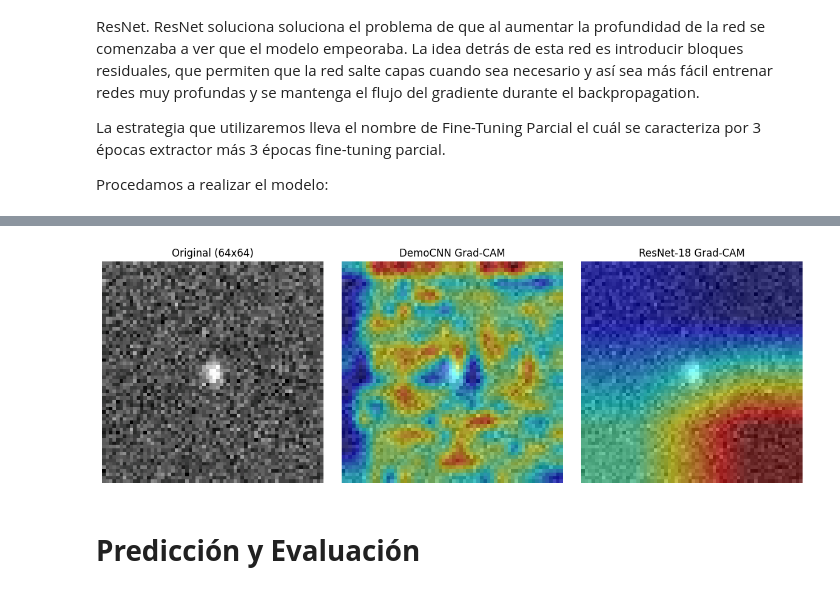
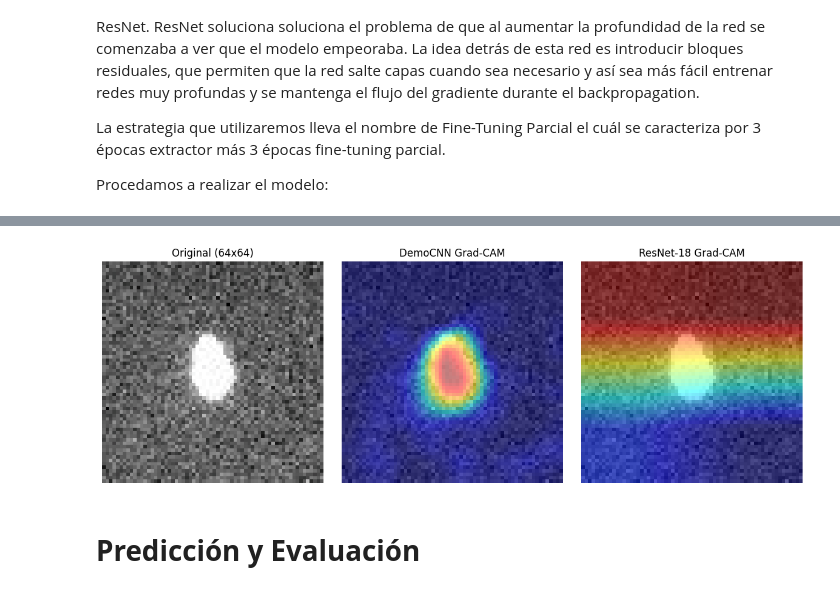
Before and after one commit to Kevin2558/Data_Science_Borrador, a Jupyter notebook: 10_Proyecto_Final/Opcion_2/Borrador.ipynb, the cells around one changed output, grey strips where cells are left out. Cells and saved outputs as stored; diff of their text form; code cells hidden in the pictures.

```diff
--- a/10_Proyecto_Final/Opcion_2/Borrador.ipynb
+++ b/10_Proyecto_Final/Opcion_2/Borrador.ipynb
@@ -1525,8 +1524,8 @@ for ep in range(1,epochs+1):
 from torchvision import models
 
 def denorm(t):
-  mean = torch.tensor([0.4914, 0.4822, 0.4465]).view(3,1,1).to(t.device)
-  std = torch.tensor([0.2023, 0.1994, 0.2010]).view(3,1,1).to(t.device)
+  mean = torch.tensor([0.4914, 0.4822, 0.4465]).view(3,1,1)
+  std = torch.tensor([0.2023, 0.1994, 0.2010]).view(3,1,1)
   return torch.clamp(t*std+mean, 0, 1)
 
 img, label = test_ds[0]
@@ -1535,41 +1534,44 @@ img = img.unsqueeze(0).to(device)
 # CNN Básica (DemoCNN)
 
 cnn = DemoCNN().to(device)
+cnn.load_state_dict(torch.load('demo_cnn_trained.pth'))
 cnn.eval()
 layer_cnn = cnn.features[-3]
 
 with GradCAM(model=cnn, target_layers=[layer_cnn]) as cam:
     cam_cnn = cam(input_tensor=img)[0]
 
 # CNN con ResNet-18
 
-resnet_model_vis = models.resnet18().to(device)
+resnet_model_vis = models.resnet18()
+resnet_model_vis.fc = nn.Linear(resnet_model_vis.fc.in_features, 2)
+resnet_model_vis = resnet_model_vis.to(device)
+resnet_model_vis.load_state_dict(torch.load('res_train.pth'))
 resnet_model_vis.eval()
 layer_resnet = resnet_model_vis.layer4[-1]
 
 with GradCAM(model=resnet_model_vis, target_layers=[layer_resnet]) as cam:
     cam_res = cam(input_tensor=img)[0]
 
 # Visualizar
-rgb = denorm(img[0]).permute(1,2,0).cpu().numpy()
+rgb = denorm(img.cpu()[0]).permute(1,2,0).numpy()
 overlay_cnn = show_cam_on_image(rgb, cam_cnn, use_rgb=True)
 overlay_res = show_cam_on_image(rgb, cam_res, use_rgb=True)
-
 
 fig, ax = plt.subplots(1,3, figsize=(12,4))
 ax[0].imshow(rgb)
 ax[0].set_title('Original (64x64)')
 ax[0].axis('off')
 ax[1].imshow(overlay_cnn)
 ax[1].set_title('DemoCNN Grad-CAM')
 ax[1].axis('off')
 ax[2].imshow(overlay_res)
 ax[2].set_title('ResNet-18 Grad-CAM')
 ax[2].axis('off')
 plt.tight_layout()
 plt.show()
 # %% [output]
-[figure, old version]
+[figure, new version]
 # %% [markdown]
 # **Predicción y Evaluación**
 # %% [markdown]
```
Also changed, not shown: parts of 12 cells of this notebook.
